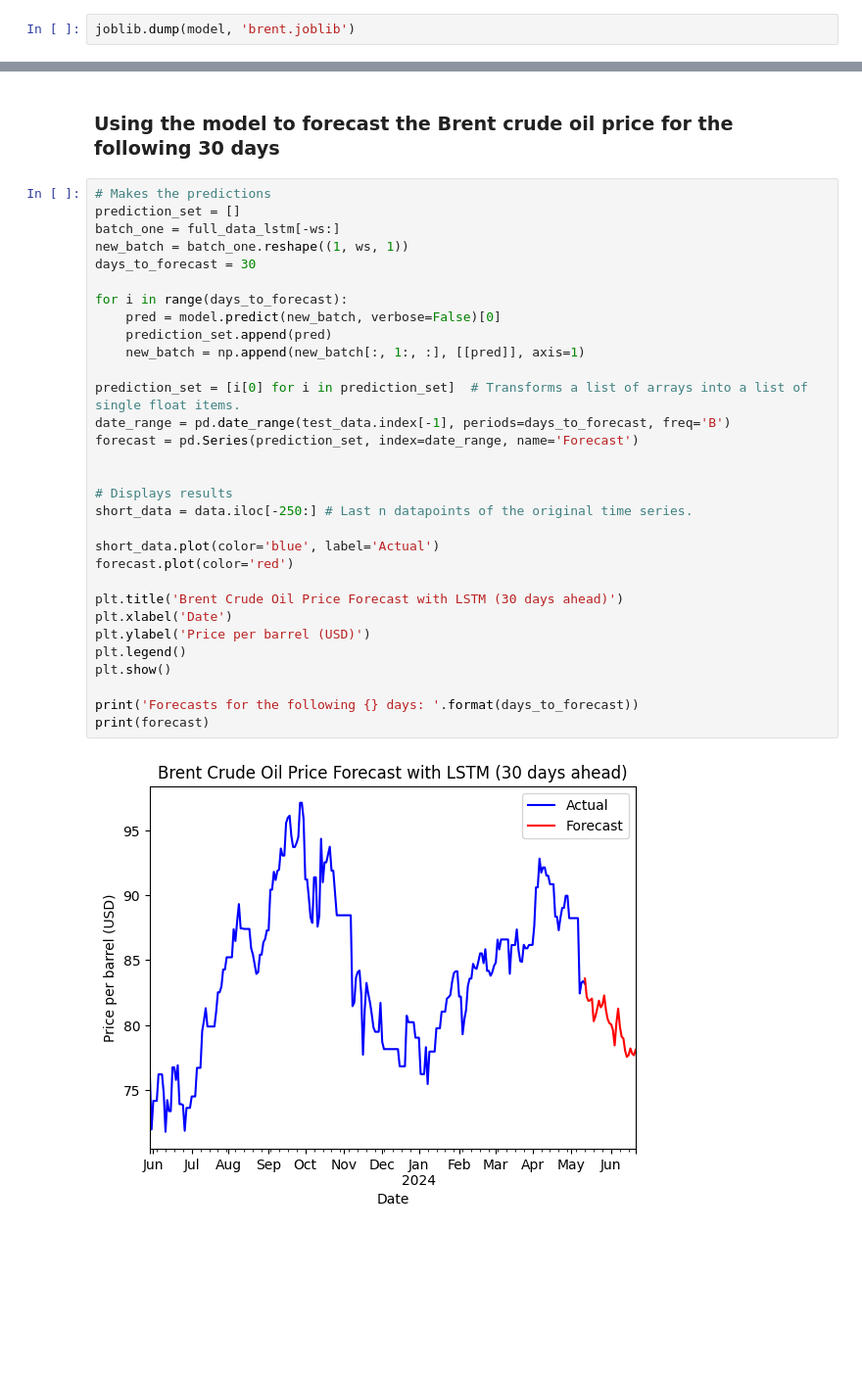
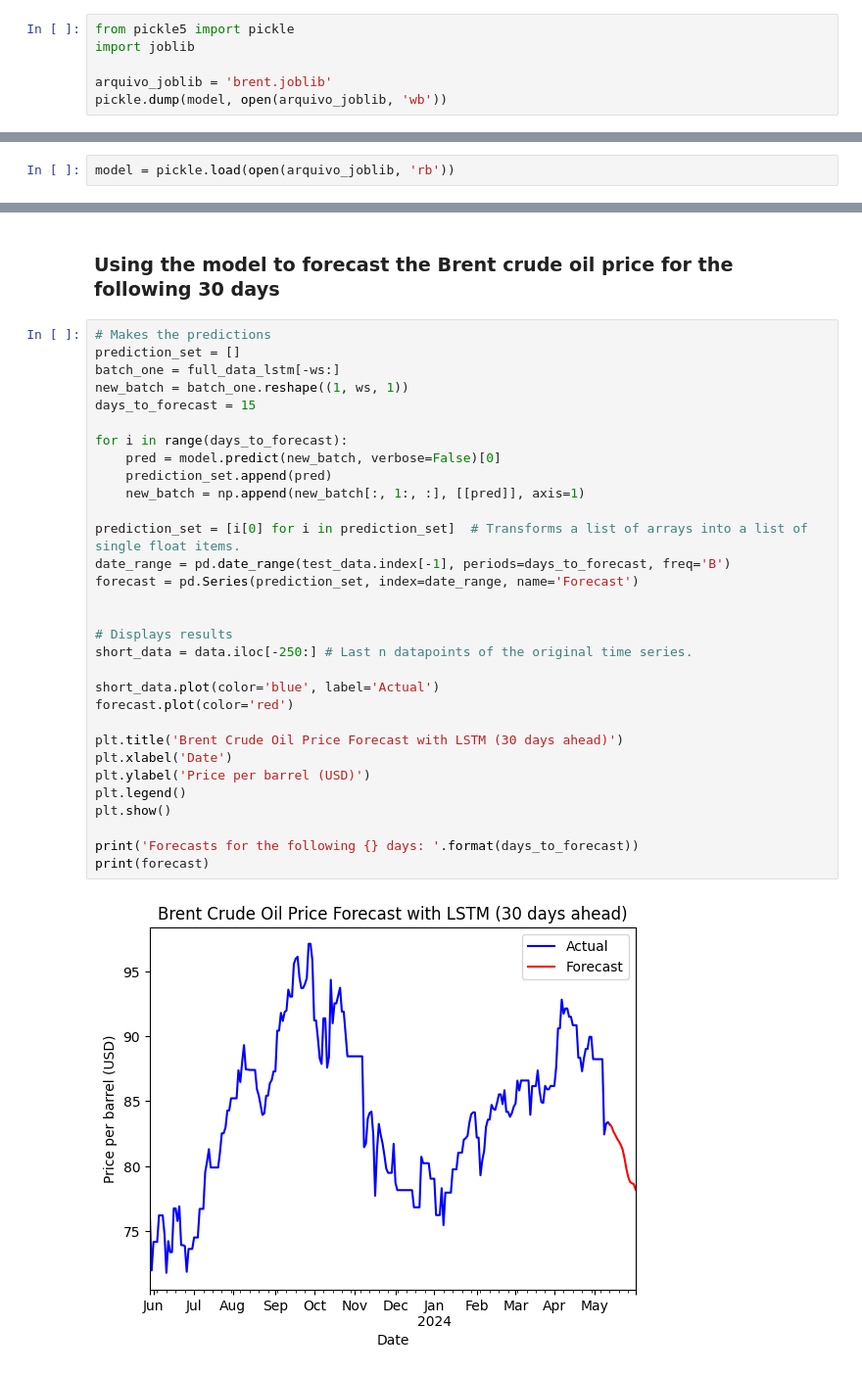
Before and after one commit to gutembergp/oil_brent, a Jupyter notebook: brent_69.ipynb, the cells around one changed output, grey strips where cells are left out. Shown: that part at 98% size. Cells and saved outputs as stored; diff of their text form; blank space fills up the shorter version.

```diff
--- a/brent_69.ipynb
+++ b/brent_69.ipynb
@@ -445,2 +477,6 @@ tf.keras.models.save_model(model,'brent.keras')
 # %%
-joblib.dump(model, 'brent.joblib')
+from pickle5 import pickle
+import joblib
+
+arquivo_joblib = 'brent.joblib'
+pickle.dump(model, open(arquivo_joblib, 'wb'))
@@ -469,3 +503,5 @@ model = tf.keras.models.load_model('brent.keras')
+# %%
+model = pickle.load(open(arquivo_joblib, 'rb'))
 # %% [markdown]
 ### Model testing
 # %%
@@ -510,32 +546,32 @@ Mean Absolute Percentage Error (MAPE): 0.083
 # Makes the predictions
 prediction_set = []
 batch_one = full_data_lstm[-ws:]
 new_batch = batch_one.reshape((1, ws, 1))
-days_to_forecast = 30
+days_to_forecast = 15
 
 for i in range(days_to_forecast):
     pred = model.predict(new_batch, verbose=False)[0]
     prediction_set.append(pred)
     new_batch = np.append(new_batch[:, 1:, :], [[pred]], axis=1)
 
 prediction_set = [i[0] for i in prediction_set]  # Transforms a list of arrays into a list of single float items.
 date_range = pd.date_range(test_data.index[-1], periods=days_to_forecast, freq='B')
 forecast = pd.Series(prediction_set, index=date_range, name='Forecast')
 
 
 # Displays results
 short_data = data.iloc[-250:] # Last n datapoints of the original time series.
 
 short_data.plot(color='blue', label='Actual')
 forecast.plot(color='red')
 
 plt.title('Brent Crude Oil Price Forecast with LSTM (30 days ahead)')
 plt.xlabel('Date')
 plt.ylabel('Price per barrel (USD)')
 plt.legend()
 plt.show()
 
 print('Forecasts for the following {} days: '.format(days_to_forecast))
 print(forecast)
 # %% [output]
-[figure, old version]
+[figure, new version]
```
Also changed, not shown: parts of 30 cells of this notebook.
